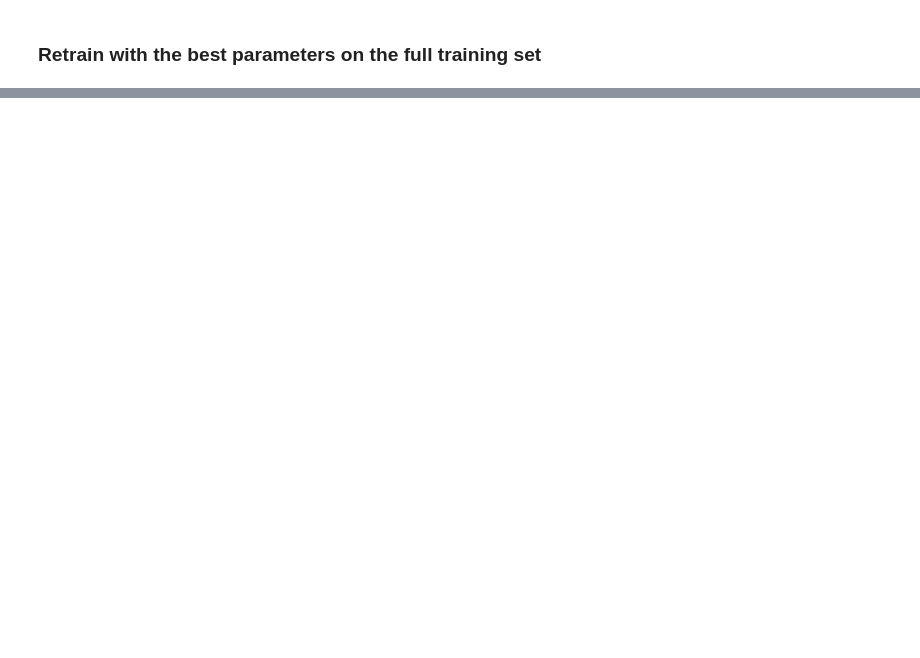
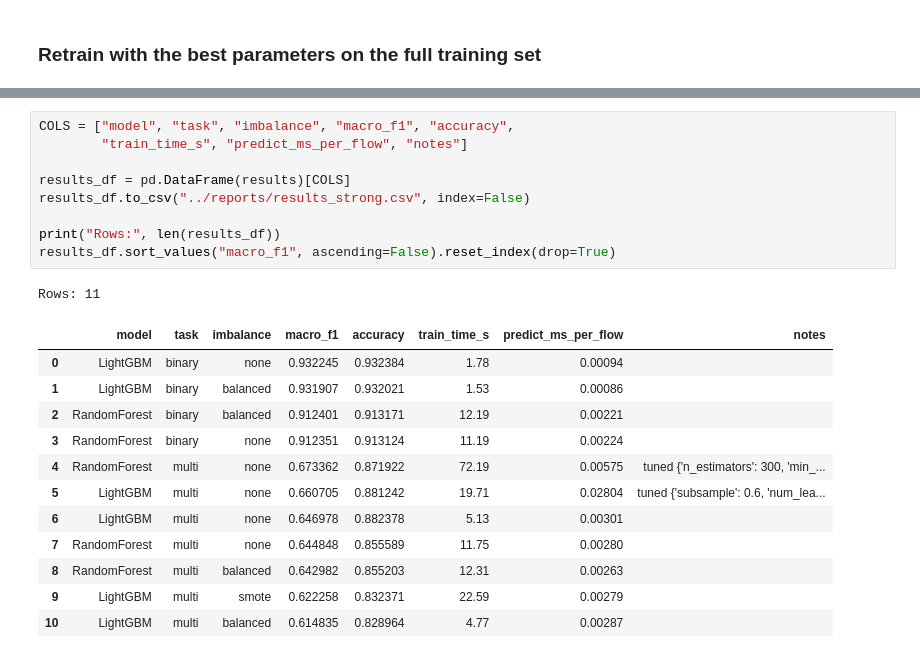
Before and after one commit to dogukandireksiz/iotshield-sdn-ids, a Jupyter notebook: notebooks/03b_strong_models.ipynb, the cells around one changed output, grey strips where cells are left out. Cells and saved outputs as stored; diff of their text form; blank space fills up the shorter version.

Commit message:
Add confusion matrices, results table and best model

```diff
--- a/notebooks/03b_strong_models.ipynb
+++ b/notebooks/03b_strong_models.ipynb
@@ -560,0 +603,23 @@ weighted avg     0.8892    0.8814    0.8807     85409
+# %%
+COLS = ["model", "task", "imbalance", "macro_f1", "accuracy",
+        "train_time_s", "predict_ms_per_flow", "notes"]
+
+results_df = pd.DataFrame(results)[COLS]
+results_df.to_csv("../reports/results_strong.csv", index=False)
+
+print("Rows:", len(results_df))
+results_df.sort_values("macro_f1", ascending=False).reset_index(drop=True)
+# %% [output]
+Rows: 11
+|  | model | task | imbalance | macro_f1 | accuracy | train_time_s | predict_ms_per_flow | notes |
+| 0 | LightGBM | binary | none | 0.932245 | 0.932384 | 1.78 | 0.00094 |  |
+| 1 | LightGBM | binary | balanced | 0.931907 | 0.932021 | 1.53 | 0.00086 |  |
+| 2 | RandomForest | binary | balanced | 0.912401 | 0.913171 | 12.19 | 0.00221 |  |
+| 3 | RandomForest | binary | none | 0.912351 | 0.913124 | 11.19 | 0.00224 |  |
+| 4 | RandomForest | multi | none | 0.673362 | 0.871922 | 72.19 | 0.00575 | tuned {'n_estimators': 300, 'min_... |
+| 5 | LightGBM | multi | none | 0.660705 | 0.881242 | 19.71 | 0.02804 | tuned {'subsample': 0.6, 'num_lea... |
+| 6 | LightGBM | multi | none | 0.646978 | 0.882378 | 5.13 | 0.00301 |  |
+| 7 | RandomForest | multi | none | 0.644848 | 0.855589 | 11.75 | 0.00280 |  |
+| 8 | RandomForest | multi | balanced | 0.642982 | 0.855203 | 12.31 | 0.00263 |  |
+| 9 | LightGBM | multi | smote | 0.622258 | 0.832371 | 22.59 | 0.00279 |  |
+| 10 | LightGBM | multi | balanced | 0.614835 | 0.828964 | 4.77 | 0.00287 |  |
```
Also changed, not shown: parts of 20 cells of this notebook, 4 other files.
